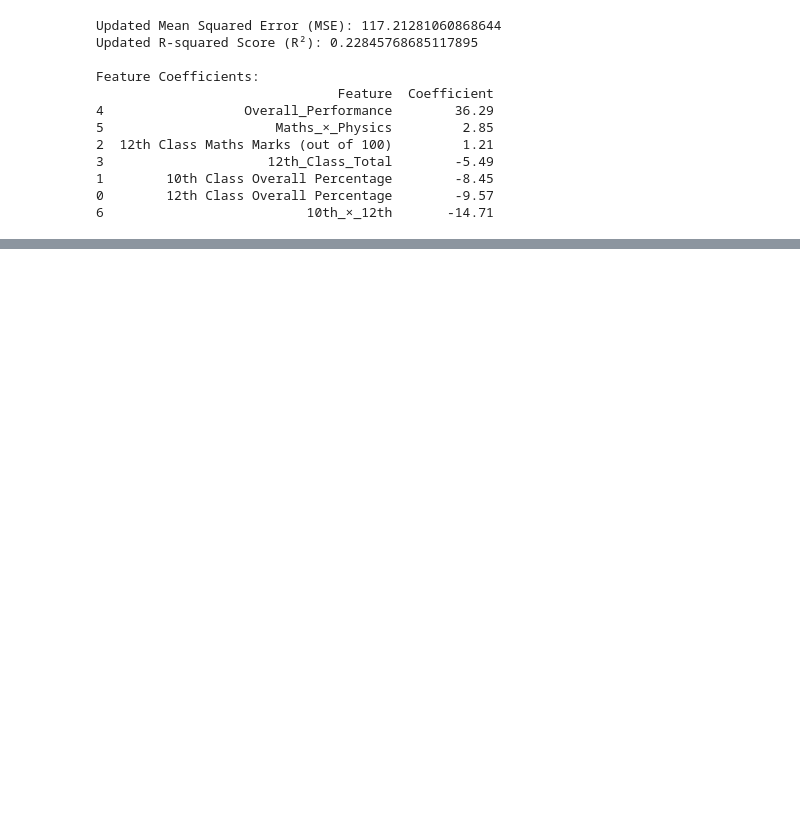
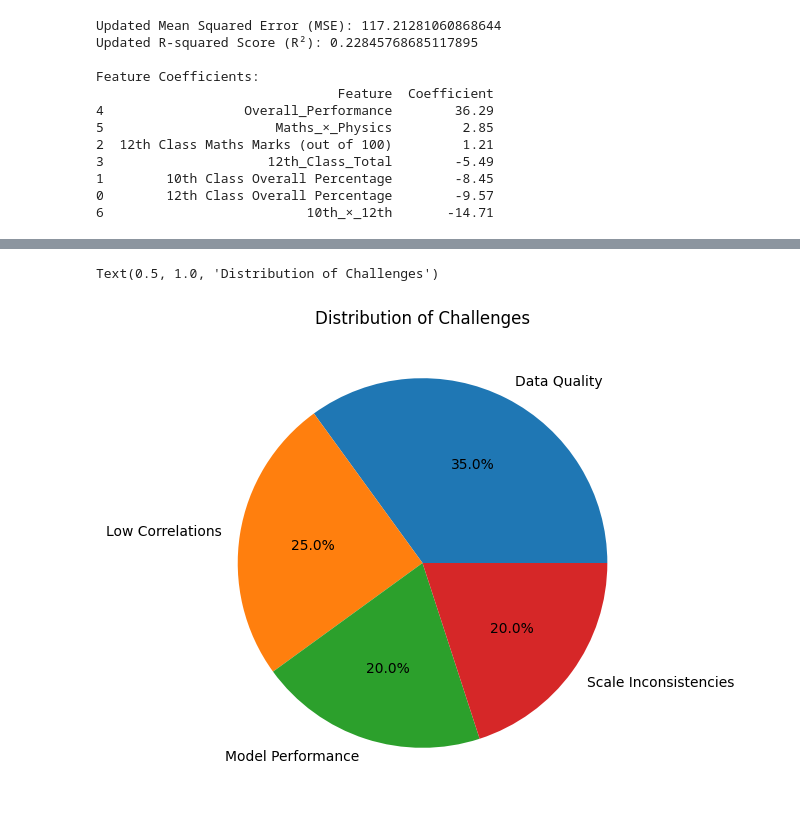
Before and after one commit to amitsitare/CGPA-Prediction-Model, a Jupyter notebook: LeniarRegression.ipynb, the cells around one changed output, grey strips where cells are left out. Cells and saved outputs as stored; diff of their text form; code cells hidden in the pictures; blank space fills up the shorter version.

```diff
--- a/LeniarRegression.ipynb
+++ b/LeniarRegression.ipynb
@@ -503,0 +553,16 @@ Feature Coefficients:
+# %%
+import matplotlib.pyplot as plt
+
+challenges = {
+    'Data Quality': 35,
+    'Low Correlations': 25,
+    'Model Performance': 20,
+    'Scale Inconsistencies': 20
+}
+
+plt.figure(figsize=(8, 6))
+plt.pie(challenges.values(), labels=challenges.keys(), autopct='%1.1f%%')
+plt.title('Distribution of Challenges')
+# %% [output]
+Text(0.5, 1.0, 'Distribution of Challenges')
+[figure, added]
```
Also changed, not shown: parts of 7 cells of this notebook.
